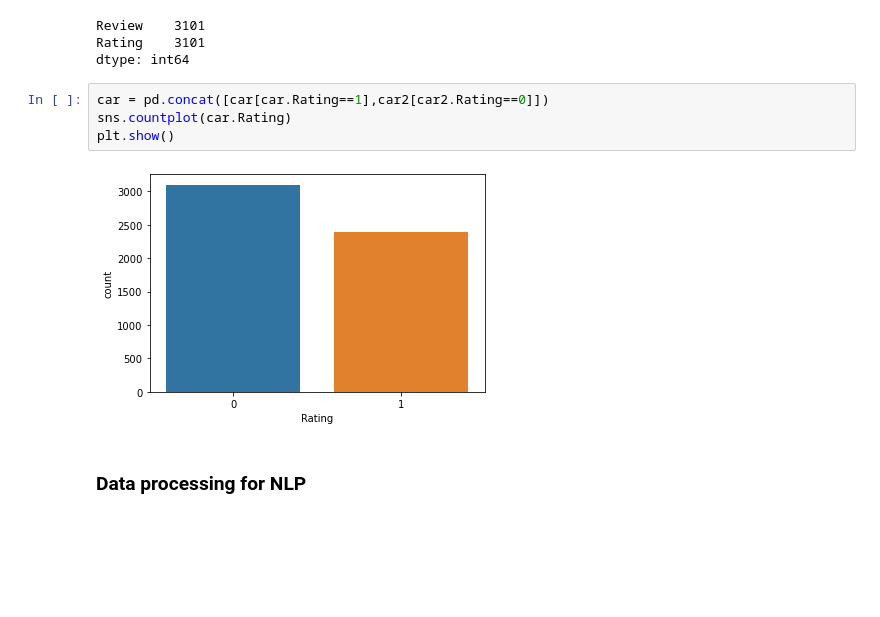
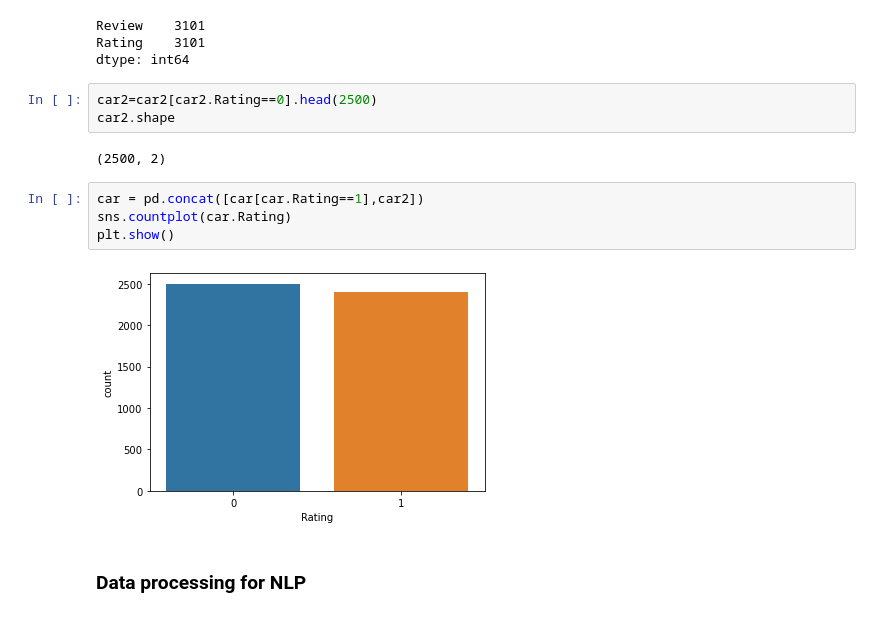
Before and after one commit to sohamjoshi1998/Sentiment_Analysis_of_car_reviews, a Jupyter notebook: Sentiment Analysis of car reviews.ipynb, the cells around one changed output. Drawn from its saved outputs; the diff is of its cells as text; blank space fills up the shorter version.

```diff
--- a/Sentiment Analysis of car reviews.ipynb
+++ b/Sentiment Analysis of car reviews.ipynb
@@ -147,12 +147,17 @@ car2[car2.Rating==0].count()
 Review    3101
 Rating    3101
 dtype: int64
+# %%
+car2=car2[car2.Rating==0].head(2500)
+car2.shape
+# %% [output]
+(2500, 2)
 # %%
-car = pd.concat([car[car.Rating==1],car2[car2.Rating==0]])
+car = pd.concat([car[car.Rating==1],car2])
 sns.countplot(car.Rating)
 plt.show()
 # %% [output]
-[figure, old version]
+[figure, new version]
 # %% [markdown]
 ### Data processing for NLP
 # %%
```
Also changed, not shown: parts of 9 cells of this notebook.
